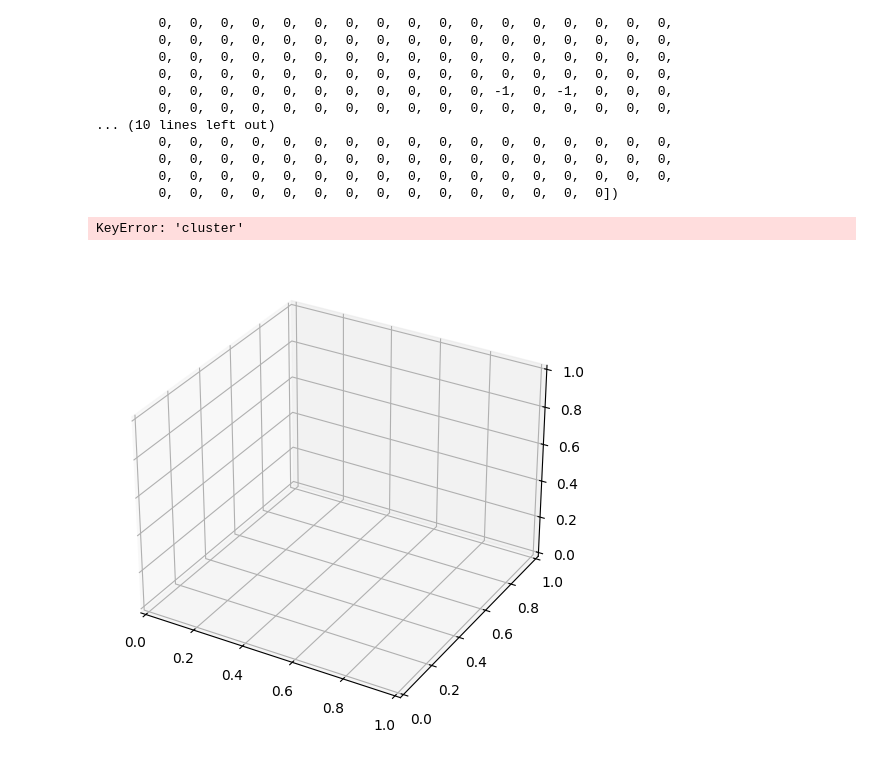
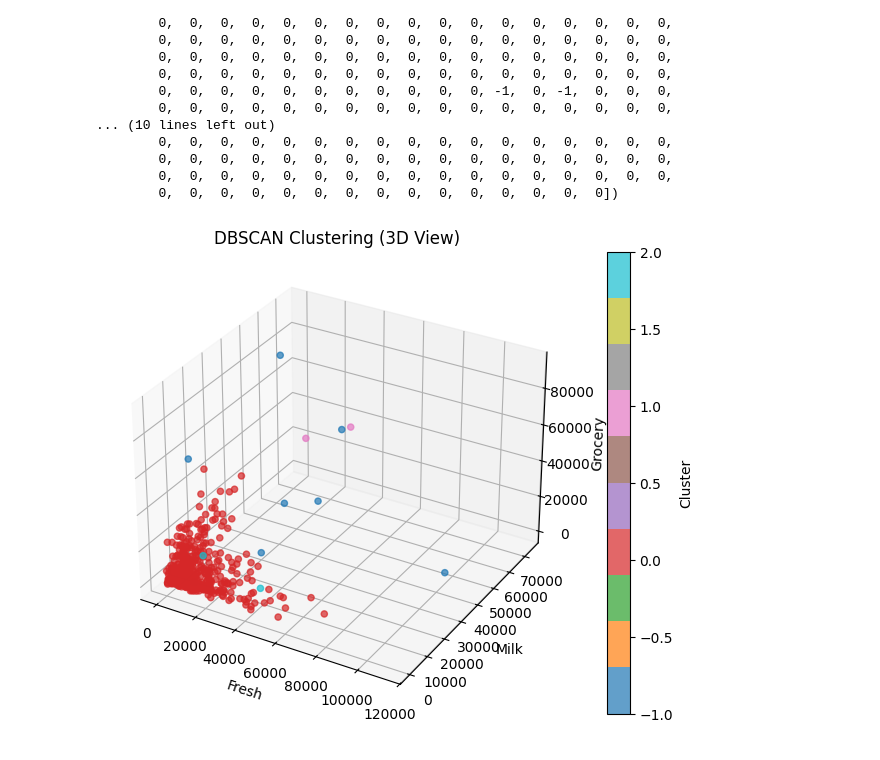
Before and after one commit to TARUN965/ML_with_flask, a Jupyter notebook: 13_Kmeans_tutorial.ipynb, the cells around one changed output. Cells and saved outputs as stored; diff of their text form; code cells hidden in the pictures.

```diff
--- a/13_Kmeans_tutorial.ipynb
+++ b/13_Kmeans_tutorial.ipynb
@@ -143,18 +143,18 @@ cl = pd.DataFrame(dbscan.labels_, columns=['cluster'])
 # %%
 #c1
 # %%
-pd.concat([df, cl], axis=1)
-############################
-fig = plt.figure(figsize=(10,6))
+import pandas as pd
+import matplotlib.pyplot as plt
+from mpl_toolkits.mplot3d import Axes3D
+df['cluster'] = cl
+fig = plt.figure(figsize=(10, 6))
 ax = fig.add_subplot(111, projection='3d')
-
-# Select 3 features to plot
-ax.scatter(df["Fresh"], df["Milk"], df["Grocery"], c=df["cluster"], cmap="tab10", alpha=0.7)
+scatter = ax.scatter(df["Fresh"], df["Milk"], df["Grocery"], c=df["cluster"], cmap="tab10", alpha=0.7)
 ax.set_xlabel("Fresh")
 ax.set_ylabel("Milk")
 ax.set_zlabel("Grocery")
 ax.set_title("DBSCAN Clustering (3D View)")
+plt.colorbar(scatter, label="Cluster")
 plt.show()
 # %% [output]
-KeyError: 'cluster'
-[figure, old version]
+[figure, new version]
```
Also changed, not shown: parts of 3 cells of this notebook.
